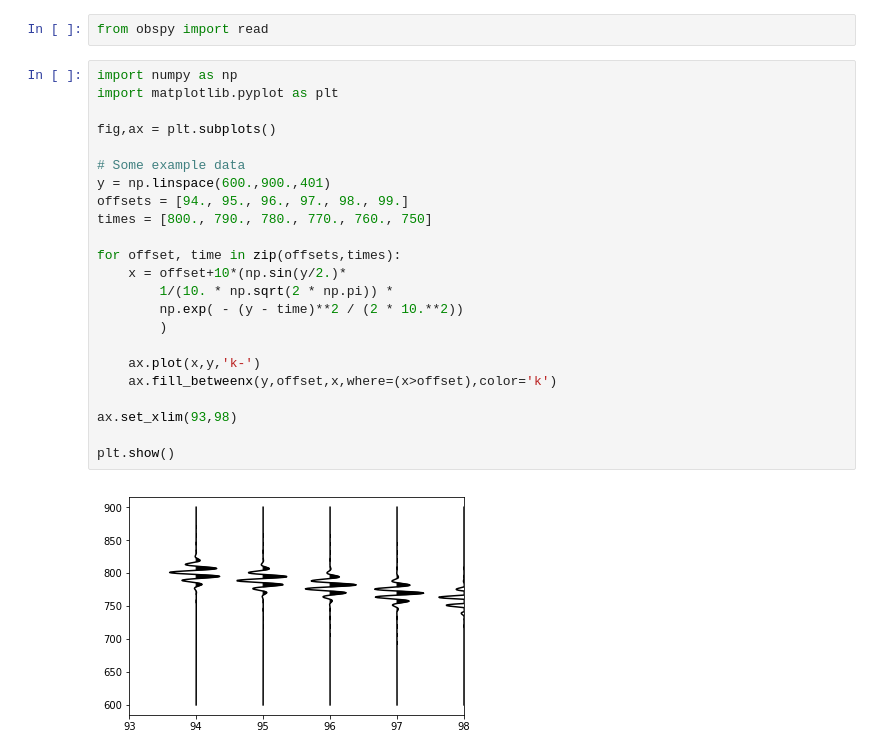
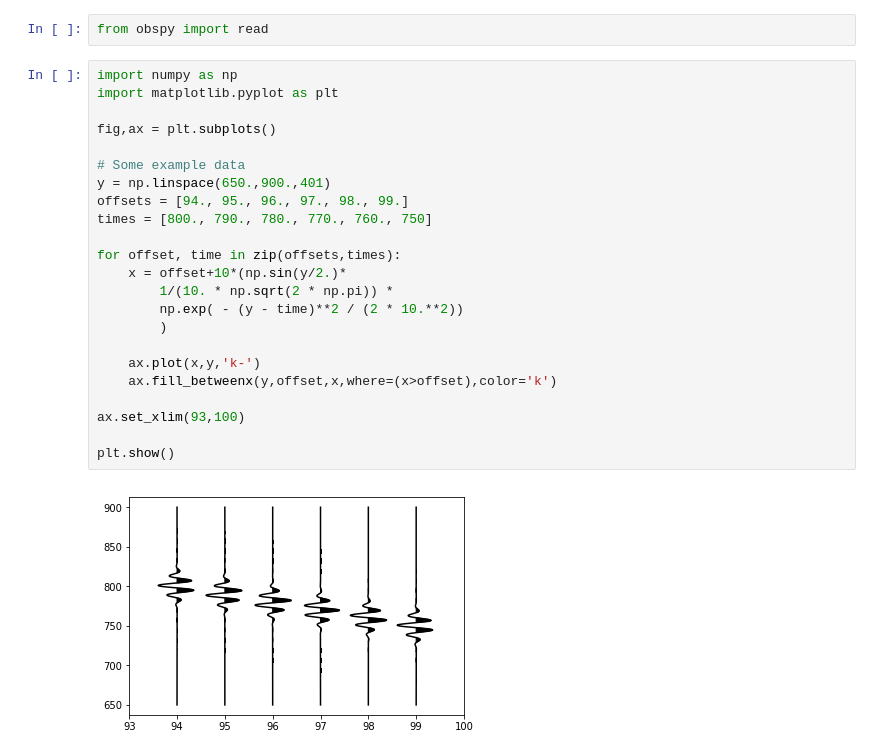
Before and after one commit to maswiet/Kuliah_Eksplorasi_Geofisika, a Jupyter notebook: Introduction.ipynb, the cells around one changed output. Saved outputs shown, nothing was run; the diff lists cells and outputs as text.

```diff
--- a/Introduction.ipynb
+++ b/Introduction.ipynb
@@ -124,25 +124,25 @@ from obspy import read
 # %%
 import numpy as np
 import matplotlib.pyplot as plt
 
 fig,ax = plt.subplots()
 
 # Some example data
-y = np.linspace(600.,900.,401)
+y = np.linspace(650.,900.,401)
 offsets = [94., 95., 96., 97., 98., 99.]
 times = [800., 790., 780., 770., 760., 750]
 
 for offset, time in zip(offsets,times):
     x = offset+10*(np.sin(y/2.)*
         1/(10. * np.sqrt(2 * np.pi)) *
         np.exp( - (y - time)**2 / (2 * 10.**2))
         )
 
     ax.plot(x,y,'k-')
     ax.fill_betweenx(y,offset,x,where=(x>offset),color='k')
 
-ax.set_xlim(93,98)
+ax.set_xlim(93,100)
 
 plt.show()
 # %% [output]
-[figure, old version]
+[figure, new version]
```
